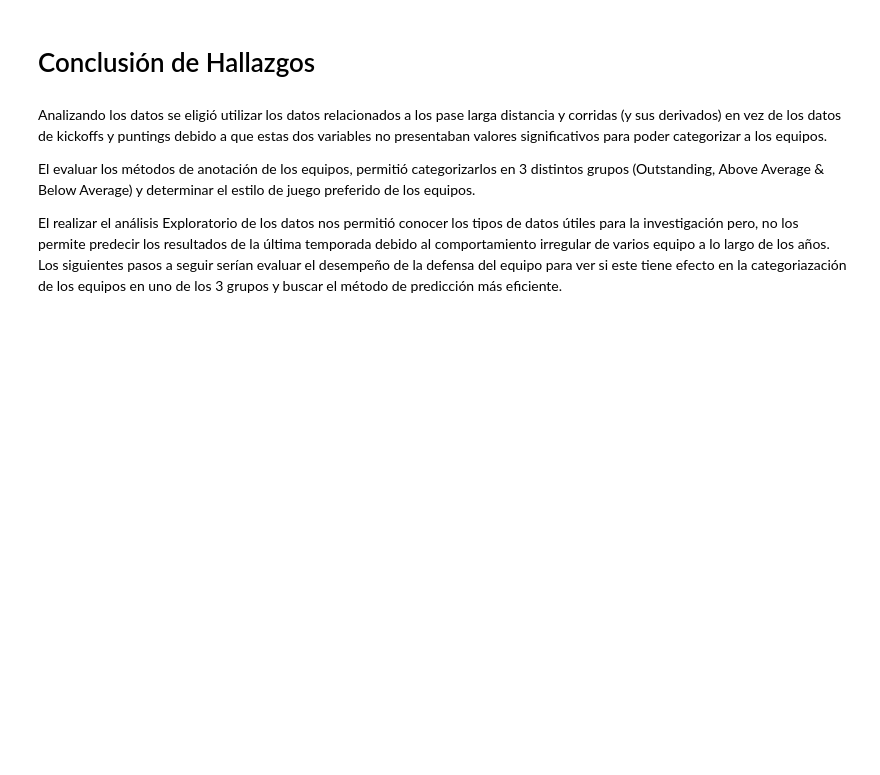
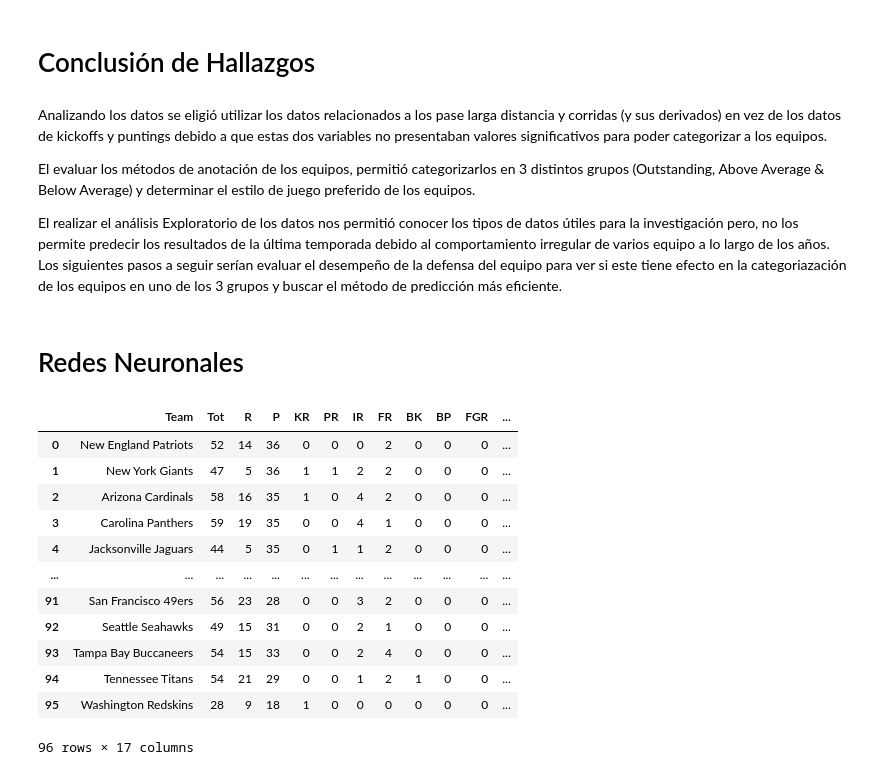
Before and after one commit to dieterdewit/MINERIA-DE-DATOS-Proyecto-Analisis-Exploratorio, a Jupyter notebook: mineria nfl/Proyecto.ipynb, the cells around one changed output. Cells and saved outputs as stored; diff of their text form; code cells hidden in the pictures; blank space fills up the shorter version.

```diff
--- a/mineria nfl/Proyecto.ipynb
+++ b/mineria nfl/Proyecto.ipynb
@@ -856,3 +859,21 @@ Analizando los datos se eligió utilizar los datos relacionados a los pase larga
 El evaluar los métodos de anotación de los equipos, permitió categorizarlos en 3 distintos grupos (Outstanding, Above Average & Below Average) y determinar el estilo de juego preferido de los equipos.
 
 El realizar el análisis Exploratorio de los datos nos permitió conocer los tipos de datos útiles para la investigación pero, no los permite predecir los resultados de la última temporada debido al comportamiento irregular de varios equipo a lo largo de los años. Los siguientes pasos a seguir serían evaluar el desempeño de la defensa del equipo para ver si este tiene efecto en la categoriazación de los equipos en uno de los 3 grupos y buscar el método de predicción más eficiente.
+# %% [markdown]
+# Redes Neuronales
+# %%
+dataset_train_redes
+# %% [output]
+|  | Team | Tot | R | P | KR | PR | IR | FR | BK | BP | FGR | ... |
+| 0 | New England Patriots | 52 | 14 | 36 | 0 | 0 | 0 | 2 | 0 | 0 | 0 | ... |
+| 1 | New York Giants | 47 | 5 | 36 | 1 | 1 | 2 | 2 | 0 | 0 | 0 | ... |
+| 2 | Arizona Cardinals | 58 | 16 | 35 | 1 | 0 | 4 | 2 | 0 | 0 | 0 | ... |
+| 3 | Carolina Panthers | 59 | 19 | 35 | 0 | 0 | 4 | 1 | 0 | 0 | 0 | ... |
+| 4 | Jacksonville Jaguars | 44 | 5 | 35 | 0 | 1 | 1 | 2 | 0 | 0 | 0 | ... |
+| ... | ... | ... | ... | ... | ... | ... | ... | ... | ... | ... | ... | ... |
+| 91 | San Francisco 49ers | 56 | 23 | 28 | 0 | 0 | 3 | 2 | 0 | 0 | 0 | ... |
+| 92 | Seattle Seahawks | 49 | 15 | 31 | 0 | 0 | 2 | 1 | 0 | 0 | 0 | ... |
+| 93 | Tampa Bay Buccaneers | 54 | 15 | 33 | 0 | 0 | 2 | 4 | 0 | 0 | 0 | ... |
+| 94 | Tennessee Titans | 54 | 21 | 29 | 0 | 0 | 1 | 2 | 1 | 0 | 0 | ... |
+| 95 | Washington Redskins | 28 | 9 | 18 | 1 | 0 | 0 | 0 | 0 | 0 | 0 | ... |
+96 rows × 17 columns
```
Also changed, not shown: parts of 21 cells of this notebook, 5 other files.
